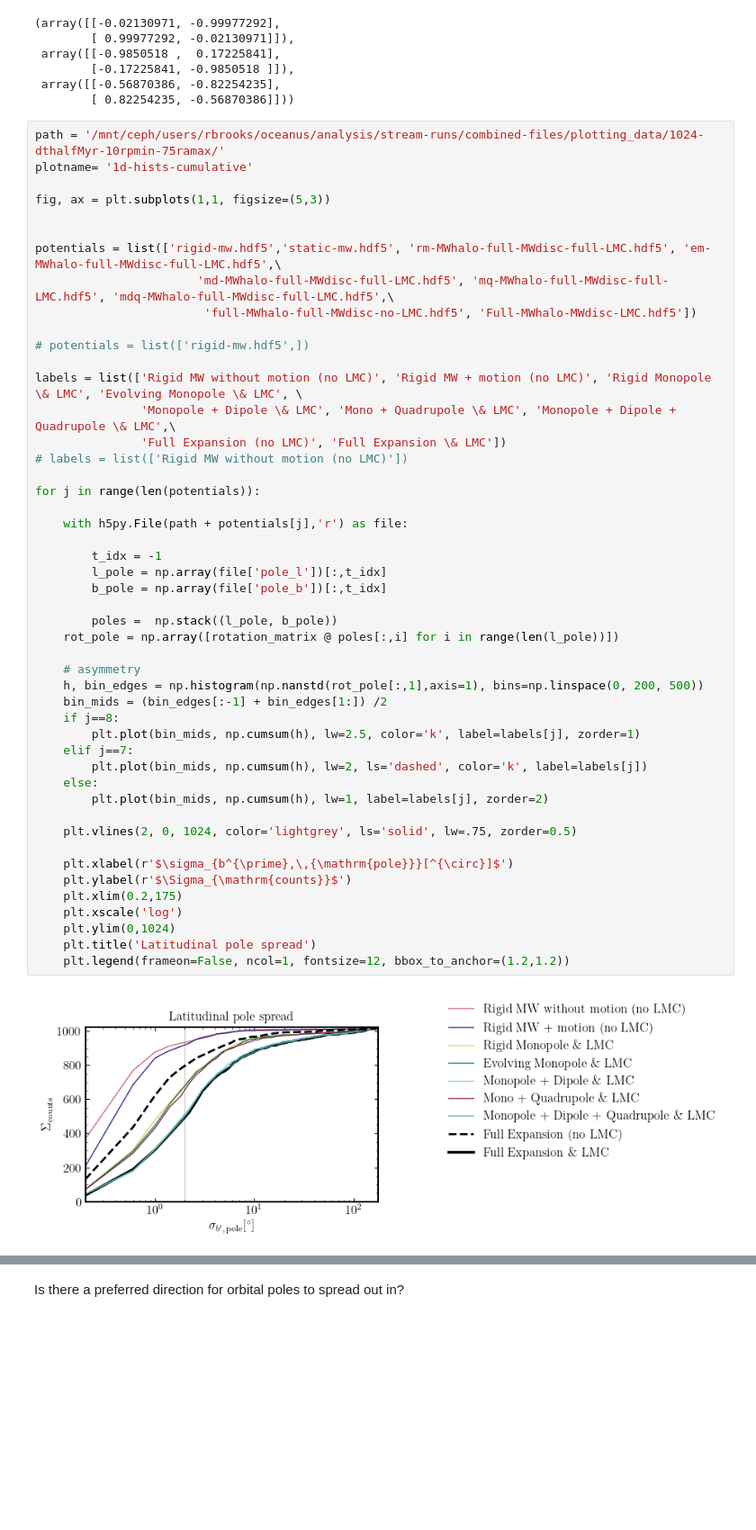
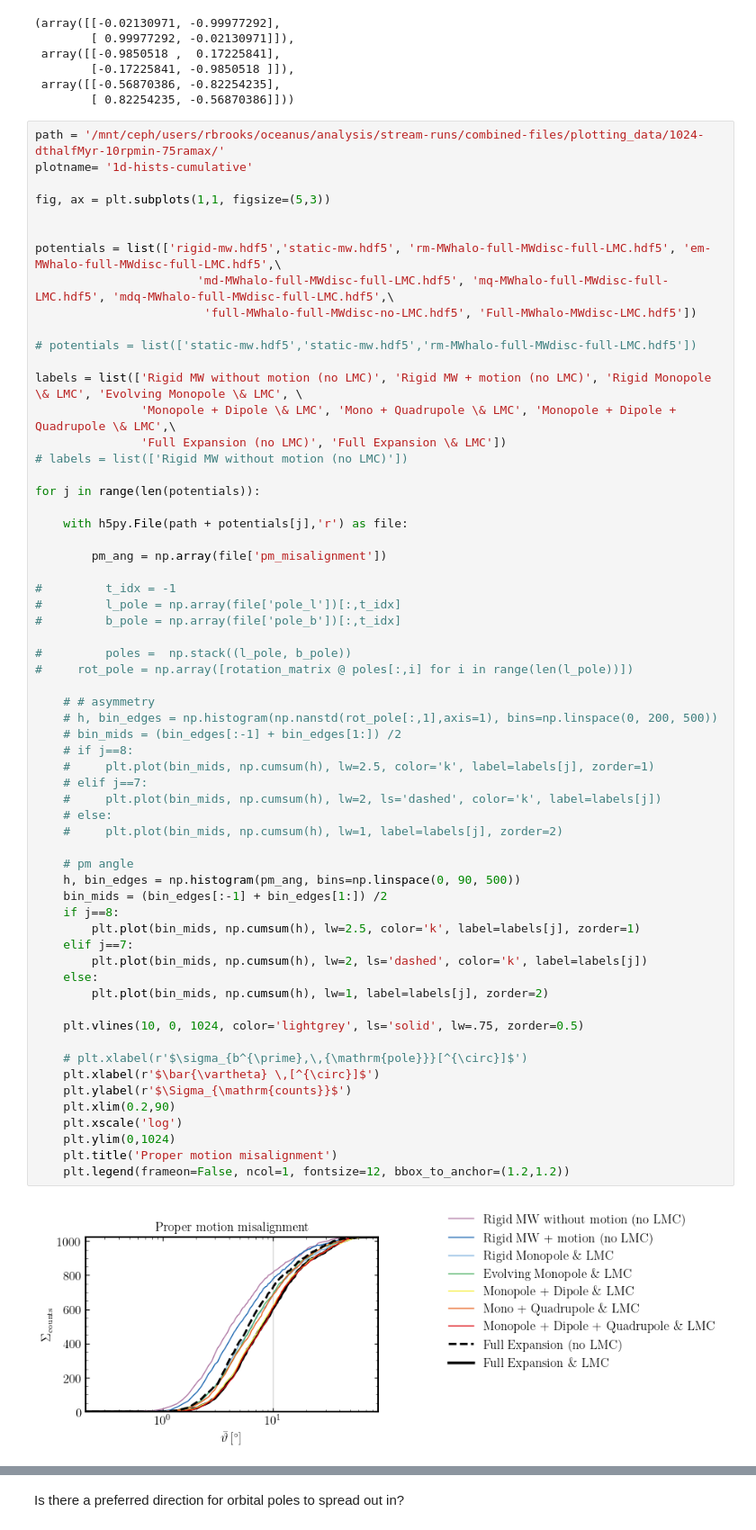
Before and after one commit to dc-broo3/oceanus, a Jupyter notebook: analysis/datamining.ipynb, the cells around one changed output, grey strips where cells are left out. Shown at 90% size. Drawn from its saved outputs; the diff is of its cells as text; blank space fills up the shorter version.

```diff
--- a/analysis/datamining.ipynb
+++ b/analysis/datamining.ipynb
@@ -104,45 +94,58 @@ fig, ax = plt.subplots(1,1, figsize=(5,3))
 potentials = list(['rigid-mw.hdf5','static-mw.hdf5', 'rm-MWhalo-full-MWdisc-full-LMC.hdf5', 'em-MWhalo-full-MWdisc-full-LMC.hdf5',\
                        'md-MWhalo-full-MWdisc-full-LMC.hdf5', 'mq-MWhalo-full-MWdisc-full-LMC.hdf5', 'mdq-MWhalo-full-MWdisc-full-LMC.hdf5',\
                         'full-MWhalo-full-MWdisc-no-LMC.hdf5', 'Full-MWhalo-MWdisc-LMC.hdf5'])
 
-# potentials = list(['rigid-mw.hdf5',])
+# potentials = list(['static-mw.hdf5','static-mw.hdf5','rm-MWhalo-full-MWdisc-full-LMC.hdf5'])
 
 labels = list(['Rigid MW without motion (no LMC)', 'Rigid MW + motion (no LMC)', 'Rigid Monopole \& LMC', 'Evolving Monopole \& LMC', \
                'Monopole + Dipole \& LMC', 'Mono + Quadrupole \& LMC', 'Monopole + Dipole + Quadrupole \& LMC',\
                'Full Expansion (no LMC)', 'Full Expansion \& LMC'])
 # labels = list(['Rigid MW without motion (no LMC)'])
 
 for j in range(len(potentials)):
 
     with h5py.File(path + potentials[j],'r') as file:
 
-        t_idx = -1
-        l_pole = np.array(file['pole_l'])[:,t_idx]
-        b_pole = np.array(file['pole_b'])[:,t_idx]
+        pm_ang = np.array(file['pm_misalignment'])
 
-        poles =  np.stack((l_pole, b_pole))
-    rot_pole = np.array([rotation_matrix @ poles[:,i] for i in range(len(l_pole))])
+#         t_idx = -1
+#         l_pole = np.array(file['pole_l'])[:,t_idx]
+#         b_pole = np.array(file['pole_b'])[:,t_idx]
 
-    # asymmetry
-    h, bin_edges = np.histogram(np.nanstd(rot_pole[:,1],axis=1), bins=np.linspace(0, 200, 500))
+#         poles =  np.stack((l_pole, b_pole))
+#     rot_pole = np.array([rotation_matrix @ poles[:,i] for i in range(len(l_pole))])
+
+    # # asymmetry
+    # h, bin_edges = np.histogram(np.nanstd(rot_pole[:,1],axis=1), bins=np.linspace(0, 200, 500))
+    # bin_mids = (bin_edges[:-1] + bin_edges[1:]) /2
+    # if j==8:
+    #     plt.plot(bin_mids, np.cumsum(h), lw=2.5, color='k', label=labels[j], zorder=1)
+    # elif j==7:
+    #     plt.plot(bin_mids, np.cumsum(h), lw=2, ls='dashed', color='k', label=labels[j])
+    # else:
+    #     plt.plot(bin_mids, np.cumsum(h), lw=1, label=labels[j], zorder=2)
+
+    # pm angle
+    h, bin_edges = np.histogram(pm_ang, bins=np.linspace(0, 90, 500))
     bin_mids = (bin_edges[:-1] + bin_edges[1:]) /2
     if j==8:
         plt.plot(bin_mids, np.cumsum(h), lw=2.5, color='k', label=labels[j], zorder=1)
     elif j==7:
         plt.plot(bin_mids, np.cumsum(h), lw=2, ls='dashed', color='k', label=labels[j])
     else:
         plt.plot(bin_mids, np.cumsum(h), lw=1, label=labels[j], zorder=2)
 
-    plt.vlines(2, 0, 1024, color='lightgrey', ls='solid', lw=.75, zorder=0.5)
+    plt.vlines(10, 0, 1024, color='lightgrey', ls='solid', lw=.75, zorder=0.5)
 
-    plt.xlabel(r'$\sigma_{b^{\prime},\,{\mathrm{pole}}}[^{\circ}]$')
+    # plt.xlabel(r'$\sigma_{b^{\prime},\,{\mathrm{pole}}}[^{\circ}]$')
+    plt.xlabel(r'$\bar{\vartheta} \,[^{\circ}]$')
     plt.ylabel(r'$\Sigma_{\mathrm{counts}}$')
-    plt.xlim(0.2,175)
+    plt.xlim(0.2,90)
     plt.xscale('log')
     plt.ylim(0,1024)
-    plt.title('Latitudinal pole spread')
+    plt.title('Proper motion misalignment')
     plt.legend(frameon=False, ncol=1, fontsize=12, bbox_to_anchor=(1.2,1.2))
 # %% [output]
-[figure, old version]
+[figure, new version]
 # %%
 def plt_1dhists_cumulative(path, plotname, savefig=False):
```
Also changed, not shown: parts of 5 cells of this notebook, 3 other files.
